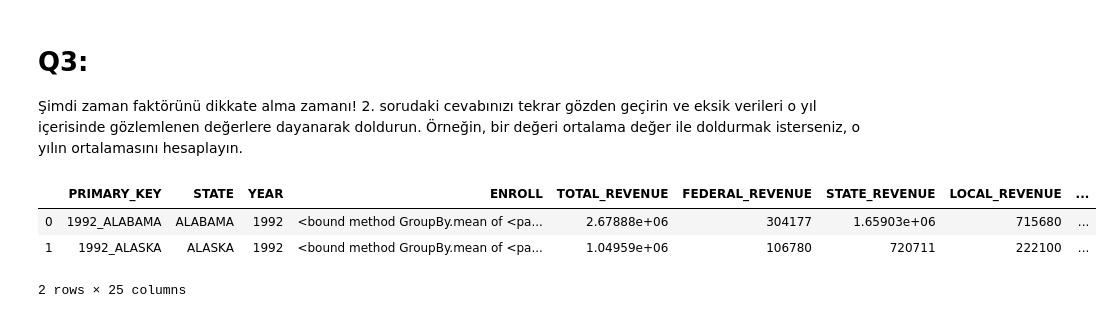
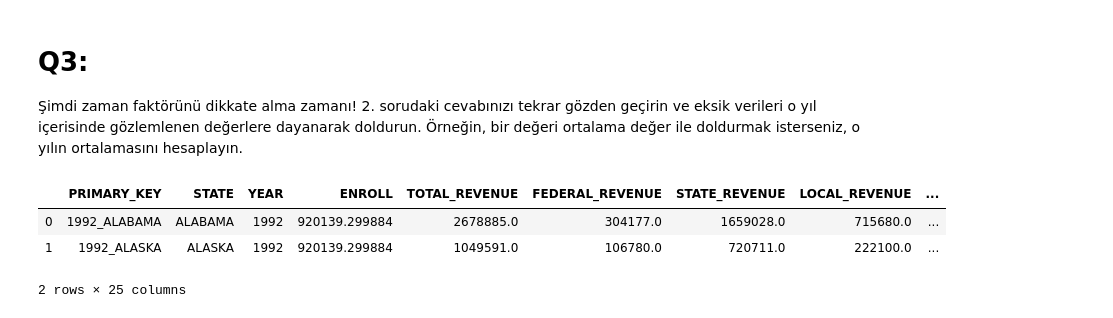
Before and after one commit to mehmetfatihdata/BOOTCAMP_1, a Jupyter notebook: WORK_17_LOSTVALUES.ipynb, the cells around one changed output. Drawn from its saved outputs; the diff is of its cells as text; code cells hidden in the pictures.

```diff
--- a/WORK_17_LOSTVALUES.ipynb
+++ b/WORK_17_LOSTVALUES.ipynb
@@ -92,19 +106,19 @@ egitim1=egitim.copy()
 # %%
 fill_list=['ENROLL', 'TOTAL_REVENUE',
        'FEDERAL_REVENUE', 'STATE_REVENUE', 'LOCAL_REVENUE',
        'TOTAL_EXPENDITURE', 'INSTRUCTION_EXPENDITURE',
        'SUPPORT_SERVICES_EXPENDITURE', 'OTHER_EXPENDITURE',
        'CAPITAL_OUTLAY_EXPENDITURE', 'GRADES_PK_G', 'GRADES_KG_G',
        'GRADES_4_G', 'GRADES_8_G', 'GRADES_12_G', 'GRADES_1_8_G',
        'GRADES_9_12_G', 'GRADES_ALL_G', 'AVG_MATH_4_SCORE', 'AVG_MATH_8_SCORE',
        'AVG_READING_4_SCORE', 'AVG_READING_8_SCORE']
 years=egitim1["YEAR"].unique()
 for col in fill_list:
     for year in years:
-        egitim1[col]=egitim1[col].fillna(egitim1.groupby(egitim1["YEAR"]==year)[col].mean)
+        egitim1[col]=egitim1[col].fillna(egitim1.groupby(egitim1["YEAR"]==year)[col].transform("mean"))
 egitim1.head(2)
 # %% [output]
 |  | PRIMARY_KEY | STATE | YEAR | ENROLL | TOTAL_REVENUE | FEDERAL_REVENUE | STATE_REVENUE | LOCAL_REVENUE | ... |
-| 0 | 1992_ALABAMA | ALABAMA | 1992 | <bound method GroupBy.mean of <pa... | 2.67888e+06 | 304177 | 1.65903e+06 | 715680 | ... |
-| 1 | 1992_ALASKA | ALASKA | 1992 | <bound method GroupBy.mean of <pa... | 1.04959e+06 | 106780 | 720711 | 222100 | ... |
+| 0 | 1992_ALABAMA | ALABAMA | 1992 | 920139.299884 | 2678885.0 | 304177.0 | 1659028.0 | 715680.0 | ... |
+| 1 | 1992_ALASKA | ALASKA | 1992 | 920139.299884 | 1049591.0 | 106780.0 | 720711.0 | 222100.0 | ... |
 2 rows × 25 columns
```
Also changed, not shown: parts of 18 cells of this notebook.
